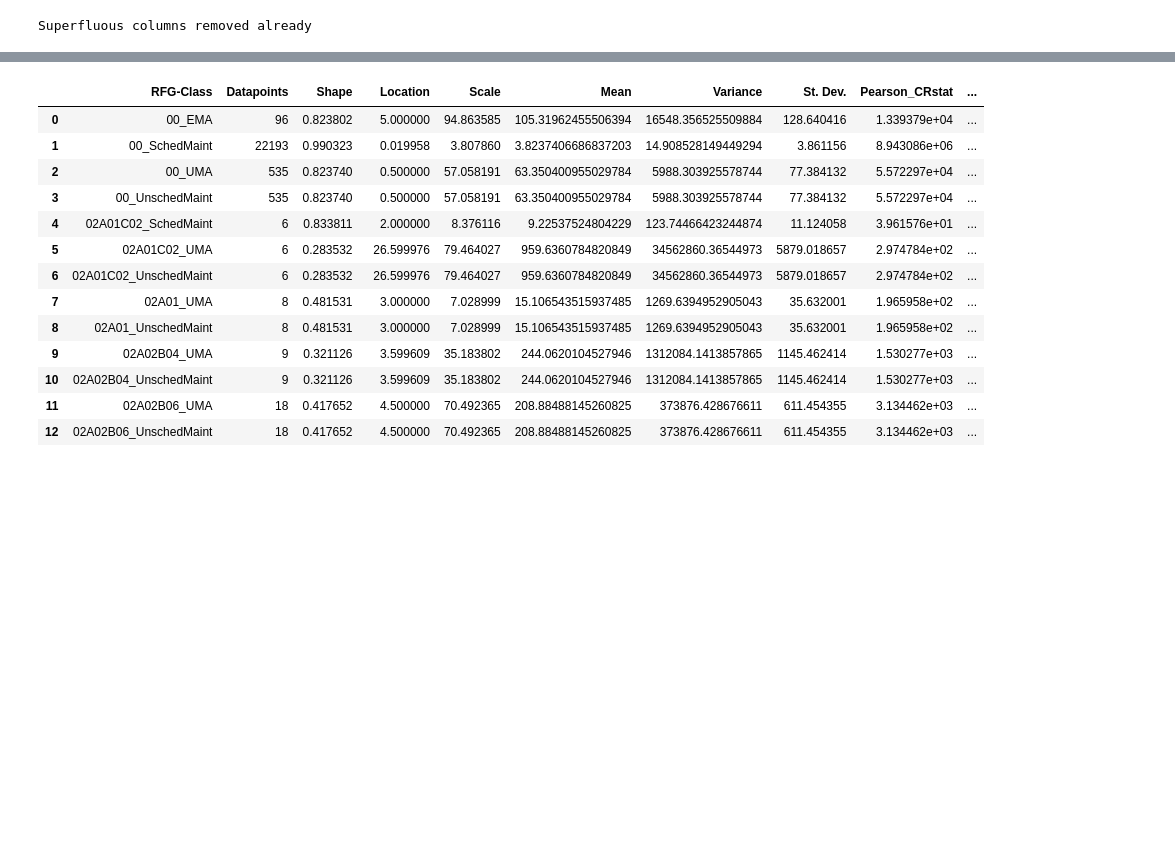
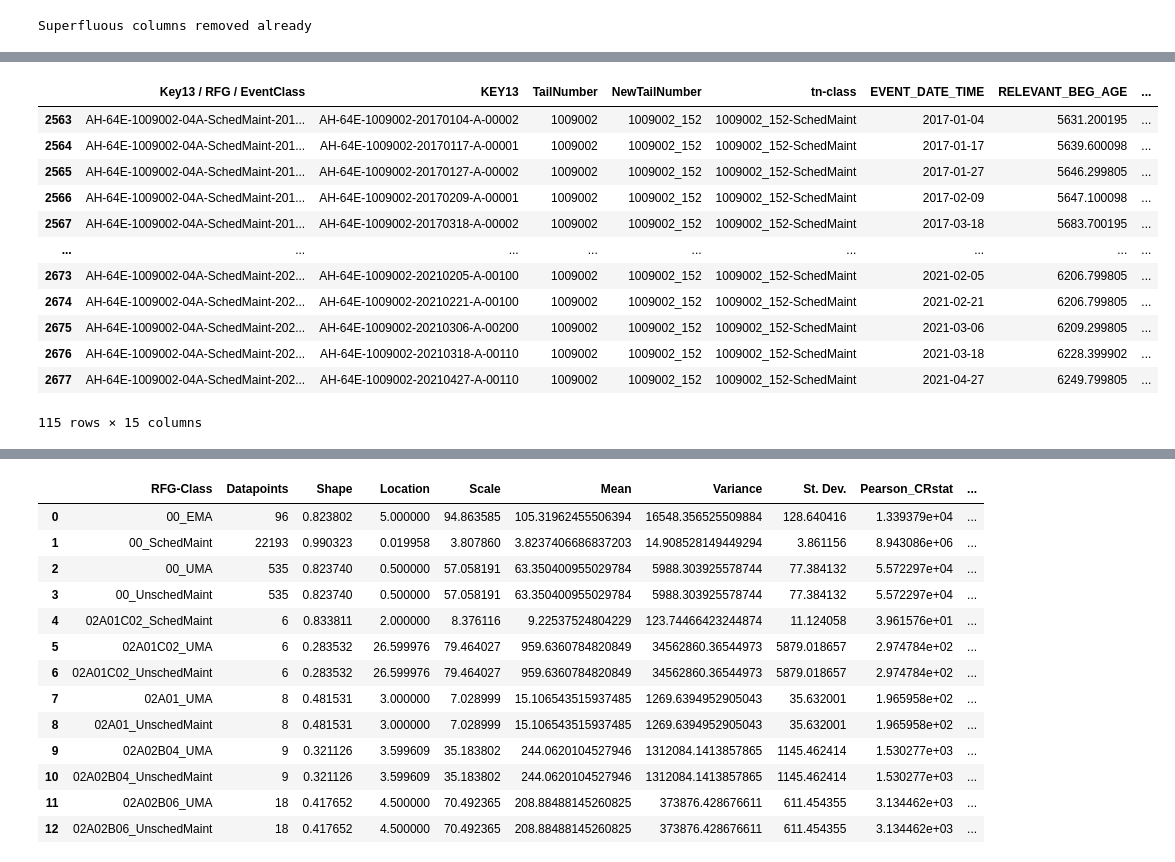
Before and after one commit to rtrice1/reliability, a Jupyter notebook: rewrite.ipynb, the cells around one changed output, grey strips where cells are left out. Cells and saved outputs as stored; diff of their text form; code cells hidden in the pictures; blank space fills up the shorter version.

```diff
--- a/rewrite.ipynb
+++ b/rewrite.ipynb
@@ -409,2 +415,27 @@ Weibulldata[Weibulldata['TimeSinceLast'] > 0]
+# %%
+# Examine just a bit
+#
+# Random RFG-Class
+Weibulldata[Weibulldata['rfg-class'] == '04A_SchedMaint']
+
+# Pick one of the events and map it back to the helicopter data
+TimeDiffs[TimeDiffs['tn_rfg_class'] == '1009002_152_04A_SchedMaint']
+
+# Take it all the way back to ALL_DATA
+#ALL_DATA[(ALL_DATA['EI_SN']=='1009002') & (ALL_DATA['RFG'] == '04A')]
+# %% [output]
+|  | Key13 / RFG / EventClass | KEY13 | TailNumber | NewTailNumber | tn-class | EVENT_DATE_TIME | RELEVANT_BEG_AGE | ... |
+| 2563 | AH-64E-1009002-04A-SchedMaint-201... | AH-64E-1009002-20170104-A-00002 | 1009002 | 1009002_152 | 1009002_152-SchedMaint | 2017-01-04 | 5631.200195 | ... |
+| 2564 | AH-64E-1009002-04A-SchedMaint-201... | AH-64E-1009002-20170117-A-00001 | 1009002 | 1009002_152 | 1009002_152-SchedMaint | 2017-01-17 | 5639.600098 | ... |
+| 2565 | AH-64E-1009002-04A-SchedMaint-201... | AH-64E-1009002-20170127-A-00002 | 1009002 | 1009002_152 | 1009002_152-SchedMaint | 2017-01-27 | 5646.299805 | ... |
+| 2566 | AH-64E-1009002-04A-SchedMaint-201... | AH-64E-1009002-20170209-A-00001 | 1009002 | 1009002_152 | 1009002_152-SchedMaint | 2017-02-09 | 5647.100098 | ... |
+| 2567 | AH-64E-1009002-04A-SchedMaint-201... | AH-64E-1009002-20170318-A-00002 | 1009002 | 1009002_152 | 1009002_152-SchedMaint | 2017-03-18 | 5683.700195 | ... |
+| ... | ... | ... | ... | ... | ... | ... | ... | ... |
+| 2673 | AH-64E-1009002-04A-SchedMaint-202... | AH-64E-1009002-20210205-A-00100 | 1009002 | 1009002_152 | 1009002_152-SchedMaint | 2021-02-05 | 6206.799805 | ... |
+| 2674 | AH-64E-1009002-04A-SchedMaint-202... | AH-64E-1009002-20210221-A-00100 | 1009002 | 1009002_152 | 1009002_152-SchedMaint | 2021-02-21 | 6206.799805 | ... |
+| 2675 | AH-64E-1009002-04A-SchedMaint-202... | AH-64E-1009002-20210306-A-00200 | 1009002 | 1009002_152 | 1009002_152-SchedMaint | 2021-03-06 | 6209.299805 | ... |
+| 2676 | AH-64E-1009002-04A-SchedMaint-202... | AH-64E-1009002-20210318-A-00110 | 1009002 | 1009002_152 | 1009002_152-SchedMaint | 2021-03-18 | 6228.399902 | ... |
+| 2677 | AH-64E-1009002-04A-SchedMaint-202... | AH-64E-1009002-20210427-A-00110 | 1009002 | 1009002_152 | 1009002_152-SchedMaint | 2021-04-27 | 6249.799805 | ... |
+115 rows × 15 columns
 # %%
 ############################################################
```
Also changed, not shown: parts of 17 cells of this notebook, 3 other files.
